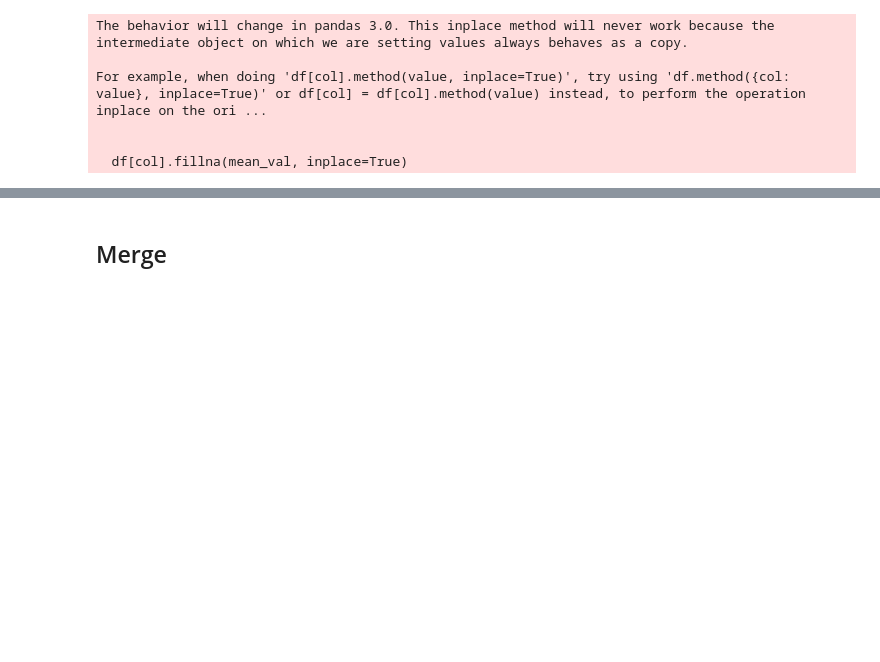
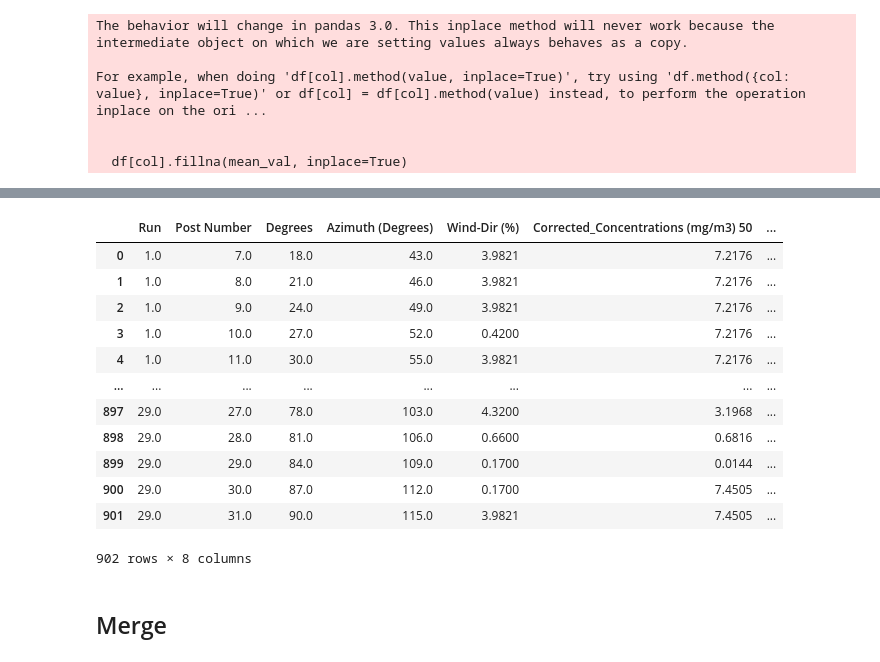
Before and after one commit to gviglione/DataAnalyticsProject, a Jupyter notebook: src/proof_run.ipynb, the cells around one changed output, grey strips where cells are left out. Drawn from its saved outputs; the diff is of its cells as text; code cells hidden in the pictures; blank space fills up the shorter version.

```diff
--- a/src/proof_run.ipynb
+++ b/src/proof_run.ipynb
@@ -239,3 +226,19 @@ For example, when doing 'df[col].method(value, inplace=True)', try using 'df.met
+# %%
+new_df
+# %% [output]
+|  | Run | Post Number | Degrees | Azimuth (Degrees) | Wind-Dir (%) | Corrected_Concentrations (mg/m3) 50 | ... |
+| 0 | 1.0 | 7.0 | 18.0 | 43.0 | 3.9821 | 7.2176 | ... |
+| 1 | 1.0 | 8.0 | 21.0 | 46.0 | 3.9821 | 7.2176 | ... |
+| 2 | 1.0 | 9.0 | 24.0 | 49.0 | 3.9821 | 7.2176 | ... |
+| 3 | 1.0 | 10.0 | 27.0 | 52.0 | 0.4200 | 7.2176 | ... |
+| 4 | 1.0 | 11.0 | 30.0 | 55.0 | 3.9821 | 7.2176 | ... |
+| ... | ... | ... | ... | ... | ... | ... | ... |
+| 897 | 29.0 | 27.0 | 78.0 | 103.0 | 4.3200 | 3.1968 | ... |
+| 898 | 29.0 | 28.0 | 81.0 | 106.0 | 0.6600 | 0.6816 | ... |
+| 899 | 29.0 | 29.0 | 84.0 | 109.0 | 0.1700 | 0.0144 | ... |
+| 900 | 29.0 | 30.0 | 87.0 | 112.0 | 0.1700 | 7.4505 | ... |
+| 901 | 29.0 | 31.0 | 90.0 | 115.0 | 3.9821 | 7.4505 | ... |
+902 rows × 8 columns
 # %% [markdown]
 ## Merge
 # %% [markdown]
```
Also changed, not shown: parts of 5 cells of this notebook, 4 other files.
